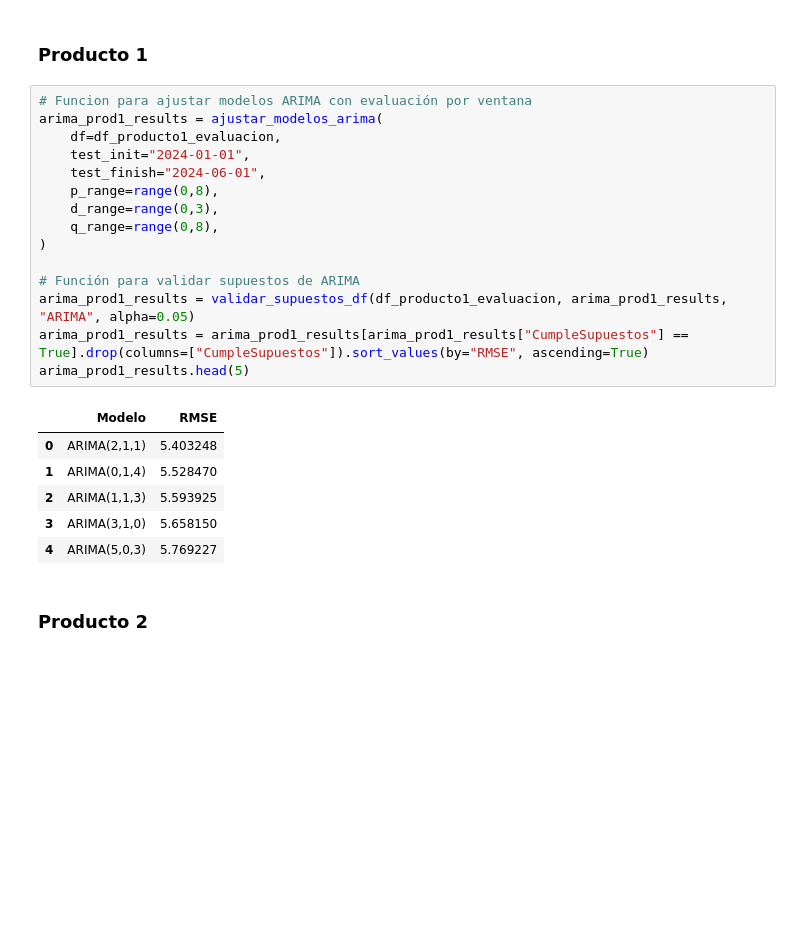
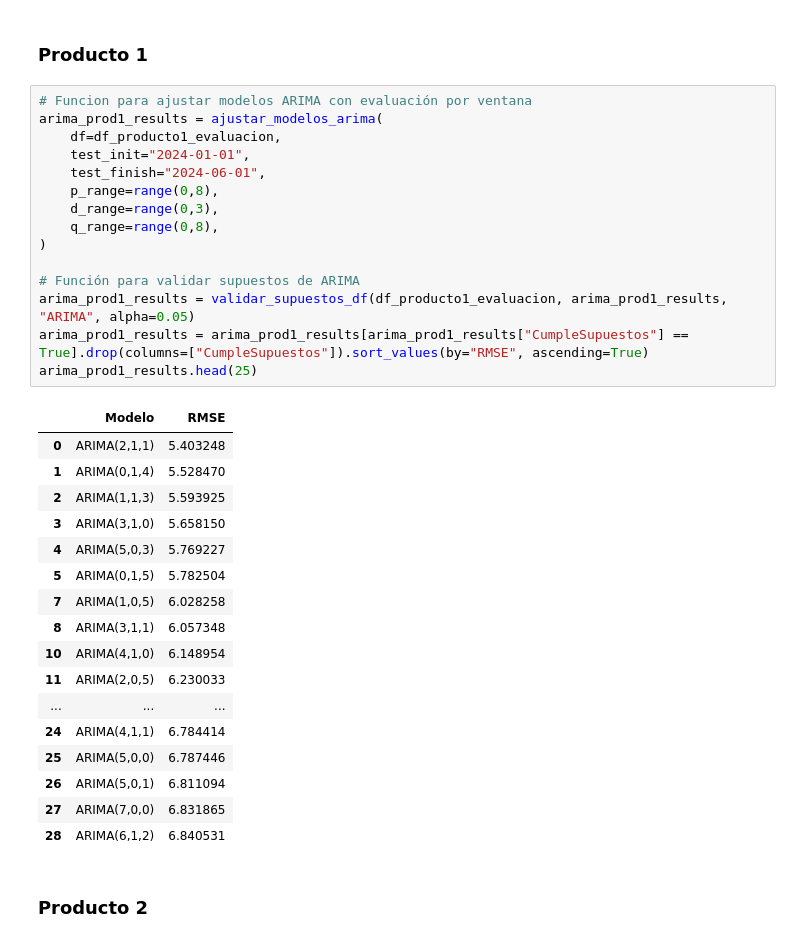
Before and after one commit to JhonattanReales21/TS_forecast_AA3_final, a Jupyter notebook: Parcial_final_jhonattanR.ipynb, the cells around one changed output. Saved outputs shown, nothing was run; the diff lists cells and outputs as text; blank space fills up the shorter version.

```diff
--- a/Parcial_final_jhonattanR.ipynb
+++ b/Parcial_final_jhonattanR.ipynb
@@ -302,25 +326,36 @@ ets_prod2_results.head(25)
 # %%
 # Funcion para ajustar modelos ARIMA con evaluación por ventana
 arima_prod1_results = ajustar_modelos_arima(
     df=df_producto1_evaluacion,
     test_init="2024-01-01",
     test_finish="2024-06-01",
     p_range=range(0,8),
     d_range=range(0,3),
     q_range=range(0,8),
 )
 
 # Función para validar supuestos de ARIMA
 arima_prod1_results = validar_supuestos_df(df_producto1_evaluacion, arima_prod1_results, "ARIMA", alpha=0.05)
 arima_prod1_results = arima_prod1_results[arima_prod1_results["CumpleSupuestos"] == True].drop(columns=["CumpleSupuestos"]).sort_values(by="RMSE", ascending=True)
-arima_prod1_results.head(5)
+arima_prod1_results.head(25)
 # %% [output]
 |  | Modelo | RMSE |
 | 0 | ARIMA(2,1,1) | 5.403248 |
 | 1 | ARIMA(0,1,4) | 5.528470 |
 | 2 | ARIMA(1,1,3) | 5.593925 |
 | 3 | ARIMA(3,1,0) | 5.658150 |
 | 4 | ARIMA(5,0,3) | 5.769227 |
+| 5 | ARIMA(0,1,5) | 5.782504 |
+| 7 | ARIMA(1,0,5) | 6.028258 |
+| 8 | ARIMA(3,1,1) | 6.057348 |
+| 10 | ARIMA(4,1,0) | 6.148954 |
+| 11 | ARIMA(2,0,5) | 6.230033 |
+| ... | ... | ... |
+| 24 | ARIMA(4,1,1) | 6.784414 |
+| 25 | ARIMA(5,0,0) | 6.787446 |
+| 26 | ARIMA(5,0,1) | 6.811094 |
+| 27 | ARIMA(7,0,0) | 6.831865 |
+| 28 | ARIMA(6,1,2) | 6.840531 |
 # %% [markdown]
 ### Producto 2
 # %%
```
Also changed, not shown: parts of 20 cells of this notebook, 1 other file.
